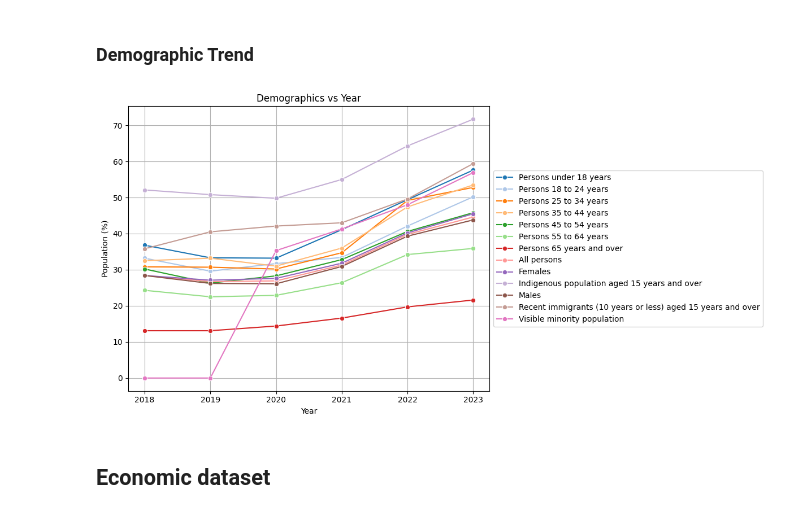
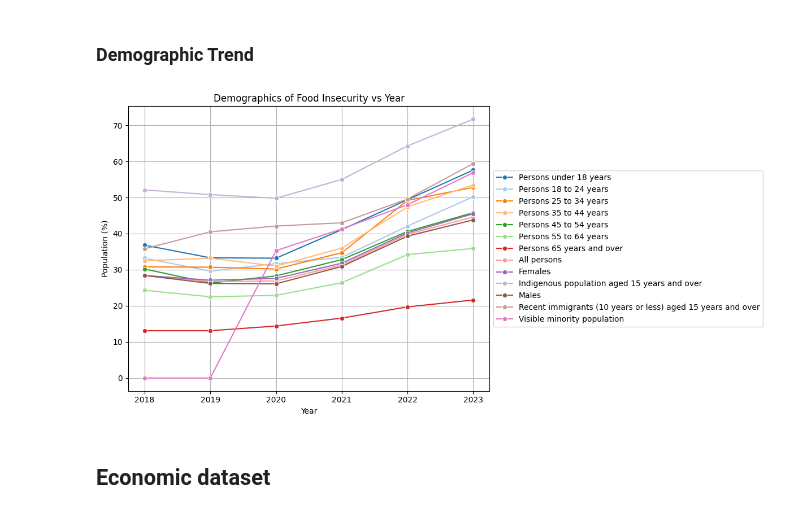
Before and after one commit to pheaktralean/ConcordIA, a Jupyter notebook: food_security_forecasting/food_security.ipynb, the cells around one changed output. Drawn from its saved outputs; the diff is of its cells as text; code cells hidden in the pictures.

Commit message:
change plot title to make it clear

```diff
--- a/food_security_forecasting/food_security.ipynb
+++ b/food_security_forecasting/food_security.ipynb
@@ -325,31 +325,31 @@ demographic_cols = [col for col in age_order if col in demographic_pivot.columns
 # %%
 plt.figure(figsize=(12, 6))
 
 demographic_long = demographic_pivot.reset_index().melt(
     id_vars='Year',
     value_vars=demographic_cols,
     var_name='Demographic',
     value_name='Percentage'
 )
 
 sns.lineplot(
     data=demographic_long,
     x='Year',
     y='Percentage',
     hue='Demographic',
     marker='o',
     palette='tab20'
 )
 
 plt.xlabel('Year')
 plt.ylabel('Population (%)')
-plt.title('Demographics vs Year')
+plt.title('Demographics of Food Insecurity vs Year')
 plt.legend(loc='center left', bbox_to_anchor=(1, 0.5))
 plt.grid(True)
 plt.tight_layout()
 plt.show()
 # %% [output]
-[figure, old version]
+[figure, new version]
 # %% [markdown]
 ## Economic dataset
 # %%
```
Also changed, not shown: parts of 1 cell of this notebook.
